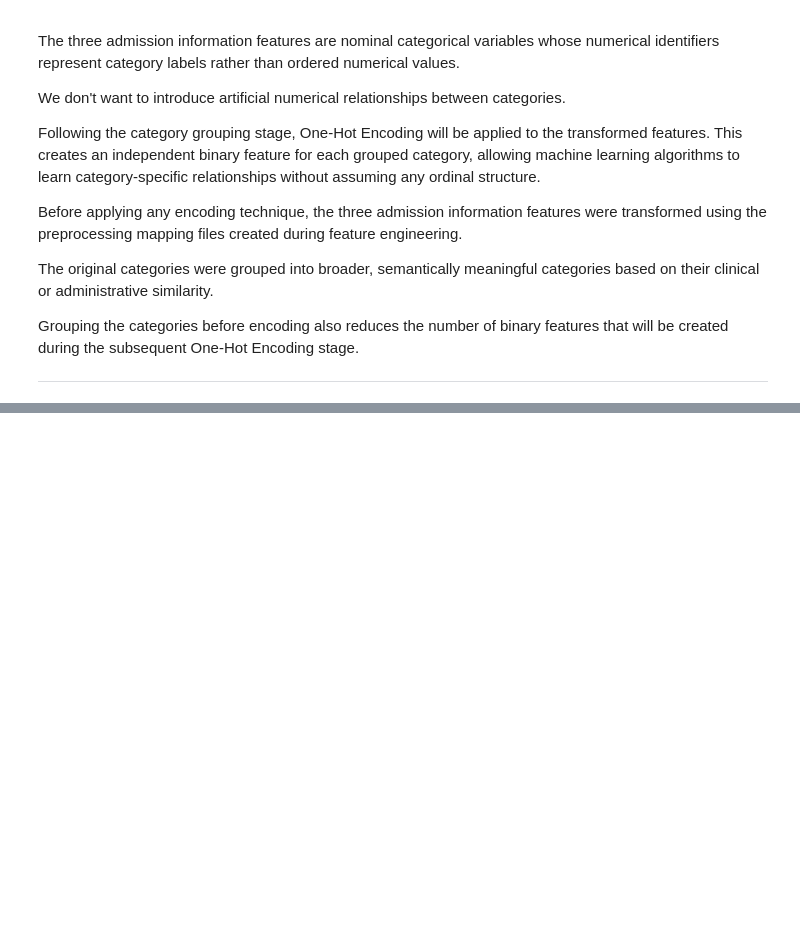
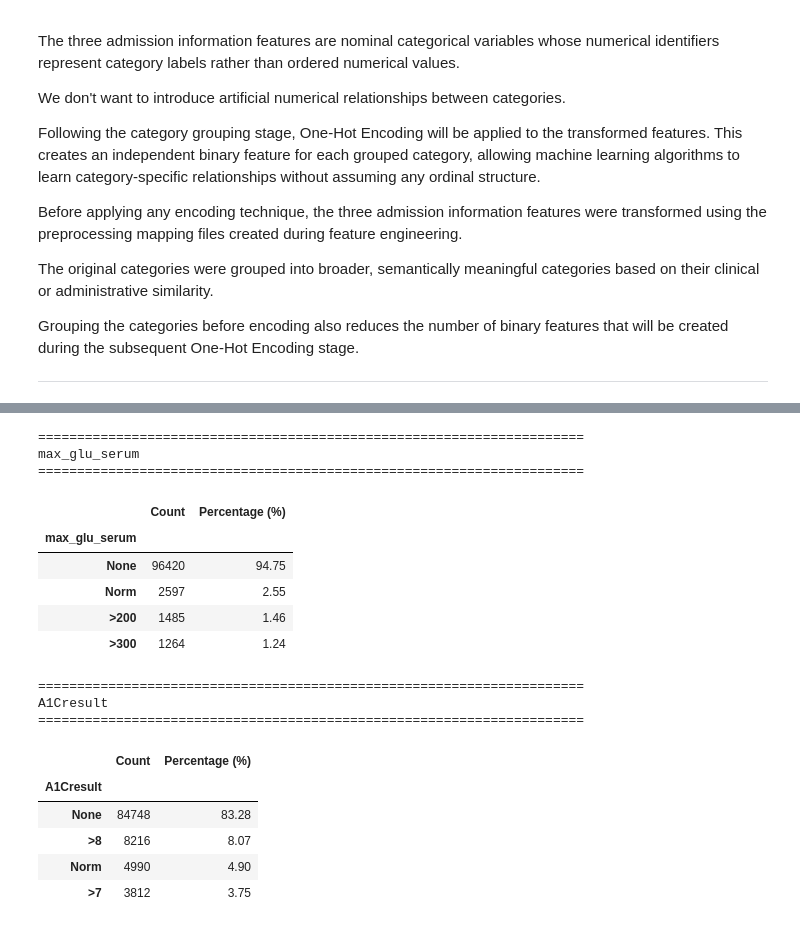
Before and after one commit to ajay-nagpal/Hospital-Readmission-Prediction, a Jupyter notebook: hospital_readmission.ipynb, the cells around one changed output, grey strips where cells are left out. Cells and saved outputs as stored; diff of their text form; code cells hidden in the pictures; blank space fills up the shorter version.

```diff
--- a/hospital_readmission.ipynb
+++ b/hospital_readmission.ipynb
@@ -1541,0 +1848,42 @@ Grouping the categories before encoding also reduces the number of binary featur
+# %%
+# =======================================
+# Laboratory Test Category Distribution
+# =======================================
+
+for feature in [
+    "max_glu_serum",
+    "A1Cresult"
+]:
+
+    print("=" * 70)
+    print(feature)
+    print("=" * 70)
+
+    display(
+        pd.DataFrame({
+            "Count": df[feature].value_counts(),
+            "Percentage (%)": (
+                df[feature].value_counts(normalize=True) * 100
+            ).round(2)
+        })
+    )
+    print()
+# %% [output]
+======================================================================
+max_glu_serum
+======================================================================
+|  | Count | Percentage (%) |
+| max_glu_serum |  |  |
+| None | 96420 | 94.75 |
+| Norm | 2597 | 2.55 |
+| >200 | 1485 | 1.46 |
+| >300 | 1264 | 1.24 |
+======================================================================
+A1Cresult
+======================================================================
+|  | Count | Percentage (%) |
+| A1Cresult |  |  |
+| None | 84748 | 83.28 |
+| >8 | 8216 | 8.07 |
+| Norm | 4990 | 4.90 |
+| >7 | 3812 | 3.75 |
```
Also changed, not shown: parts of 33 cells of this notebook.
